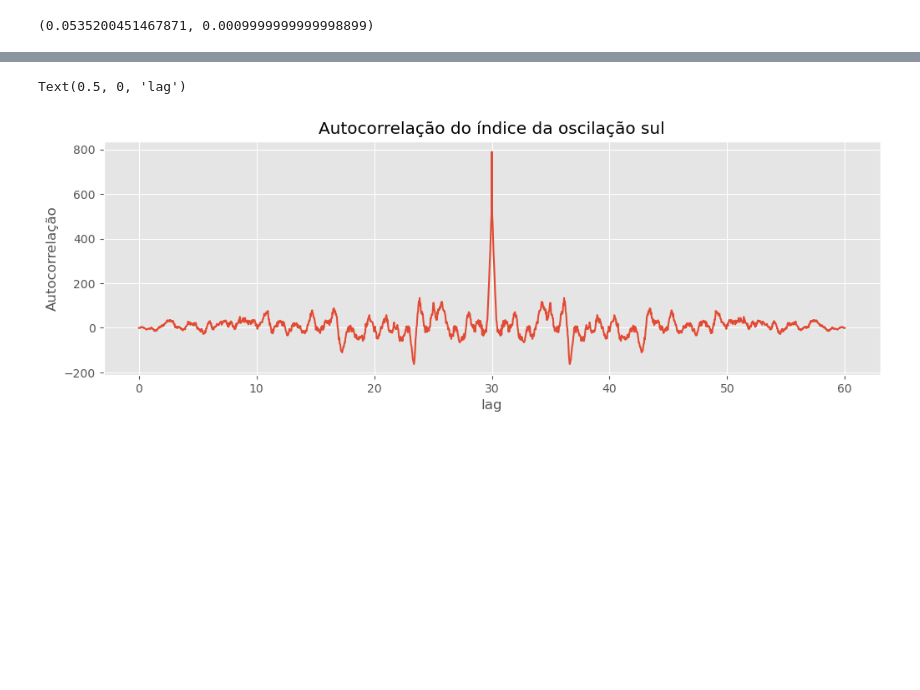
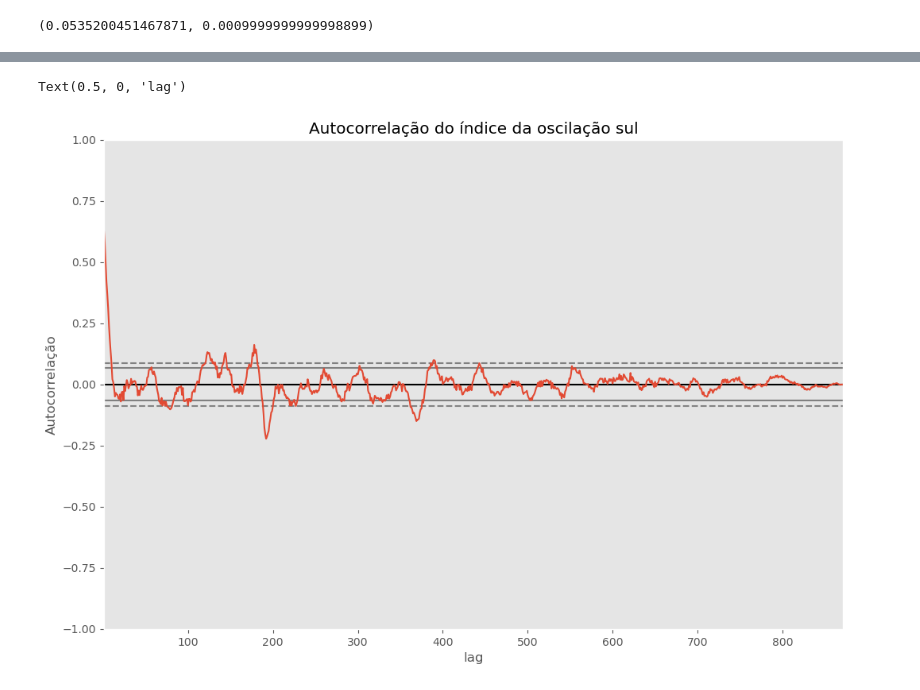
Before and after one commit to LSalimene/Analise-Series-temporais-em-oceano, a Jupyter notebook: lista3/lista3.ipynb, the cells around one changed output, grey strips where cells are left out. Cells and saved outputs as stored; diff of their text form; code cells hidden in the pictures; blank space fills up the shorter version.

```diff
--- a/lista3/lista3.ipynb
+++ b/lista3/lista3.ipynb
@@ -268,11 +293,10 @@ lag = np.linspace(0, 60,num=len(soic))
 soicd = np.correlate(p30(x)-soi, p30(x)-soi, 'full')
 # %%
 plt.figure(figsize=(12,8))
-plt.subplot(211)
-plt.plot(lag,soic)
+pd.plotting.autocorrelation_plot(soi)
 plt.title('Autocorrelação do índice da oscilação sul')
 plt.ylabel('Autocorrelação')
 plt.xlabel('lag')
 # %% [output]
 Text(0.5, 0, 'lag')
-[figure, old version]
+[figure, new version]
```
Also changed, not shown: parts of 12 cells of this notebook, 12 other files.
